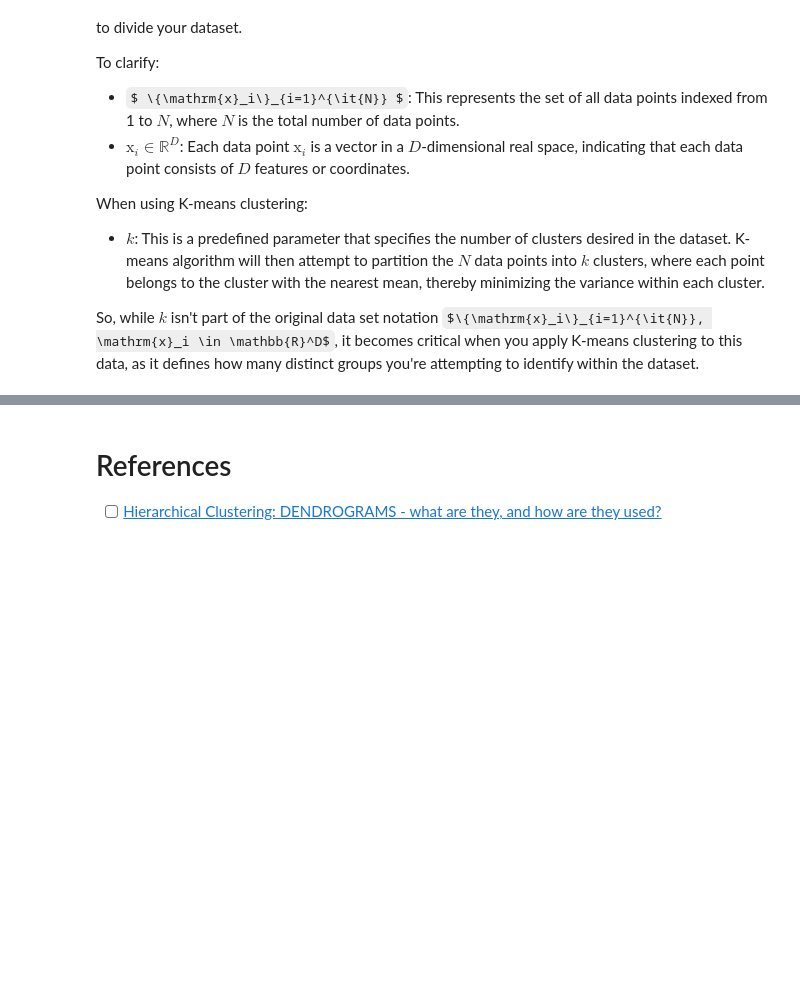
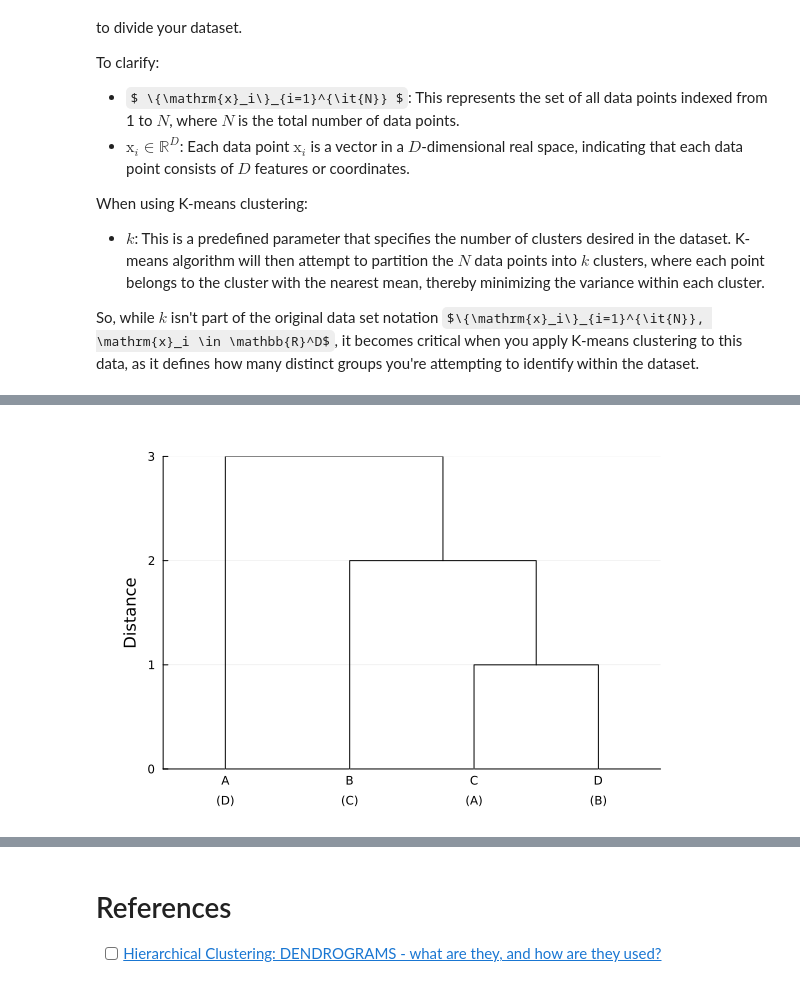
Before and after one commit to setrar/ml, a Jupyter notebook: exams/2023/Q3.ipynb, the cells around one changed output, grey strips where cells are left out. Saved outputs shown, nothing was run; the diff lists cells and outputs as text; code cells hidden in the pictures; some formulas as TeX source; blank space fills up the shorter version.

```diff
--- a/exams/2023/Q3.ipynb
+++ b/exams/2023/Q3.ipynb
@@ -217,0 +180,31 @@ This hierarchical approach, using the single linkage criterion, emphasizes the c
+# %%
+using Clustering, Plots, StatsPlots, Measures  # Ensure StatsPlots is included for dendrogram plotting
+
+# Define the symmetric distance matrix
+distances = [
+    0 1 4 5;
+    1 0 2 6;
+    4 2 0 3;
+    5 6 3 0
+]
+
+# Perform hierarchical clustering using single linkage
+hc = hclust(distances, linkage=:single)
+
+# Plot the dendrogram using StatsPlots, which extends Plots for statistical charts
+dendrogram = plot(hc
+    , xticks=(1:4, ["A", "B", "C", "D"])
+    , ylabel="Distance"
+    , margin = 7mm
+)
+
+# Attempt to add labels directly if possible
+# This is pseudocode and may need adjustment based on your environment
+for i in 1:length(hc.order)
+    annotate!(dendrogram, i, -.3, text(["(A)", "(B)", "(C)", "(D)"][hc.order[i]], 8))
+end
+
+# Display the plot
+display(dendrogram)
+# %% [output]
+[figure, added]
```
Also changed, not shown: parts of 8 cells of this notebook, 1 other file.
